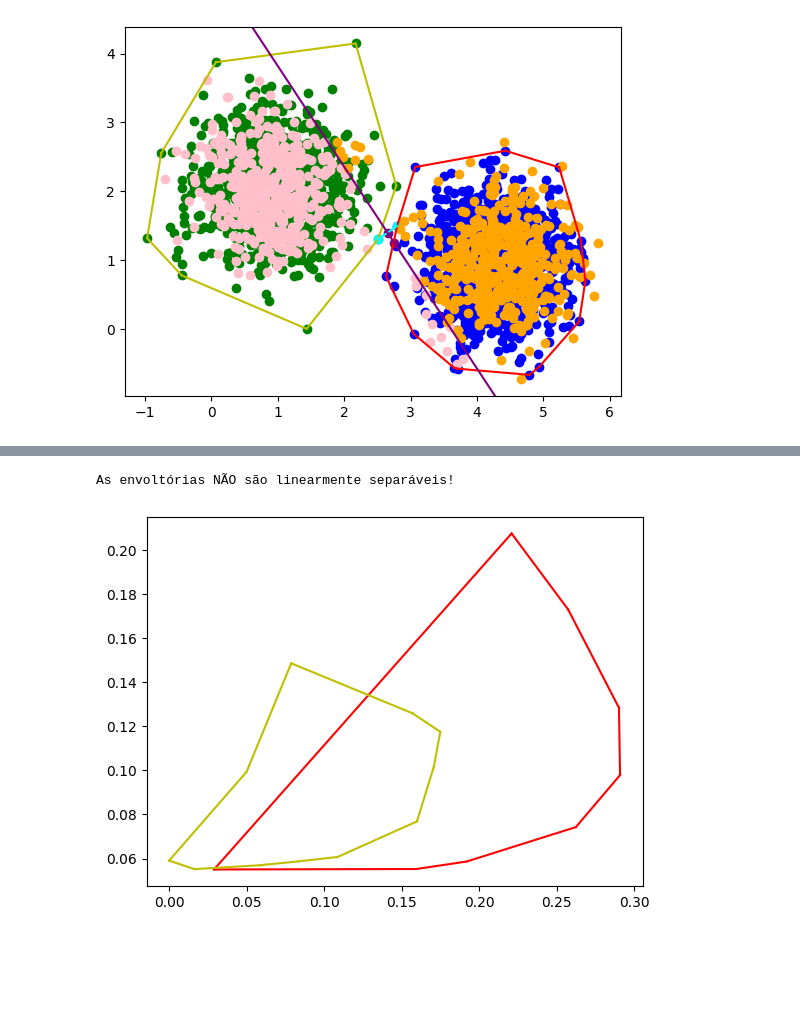
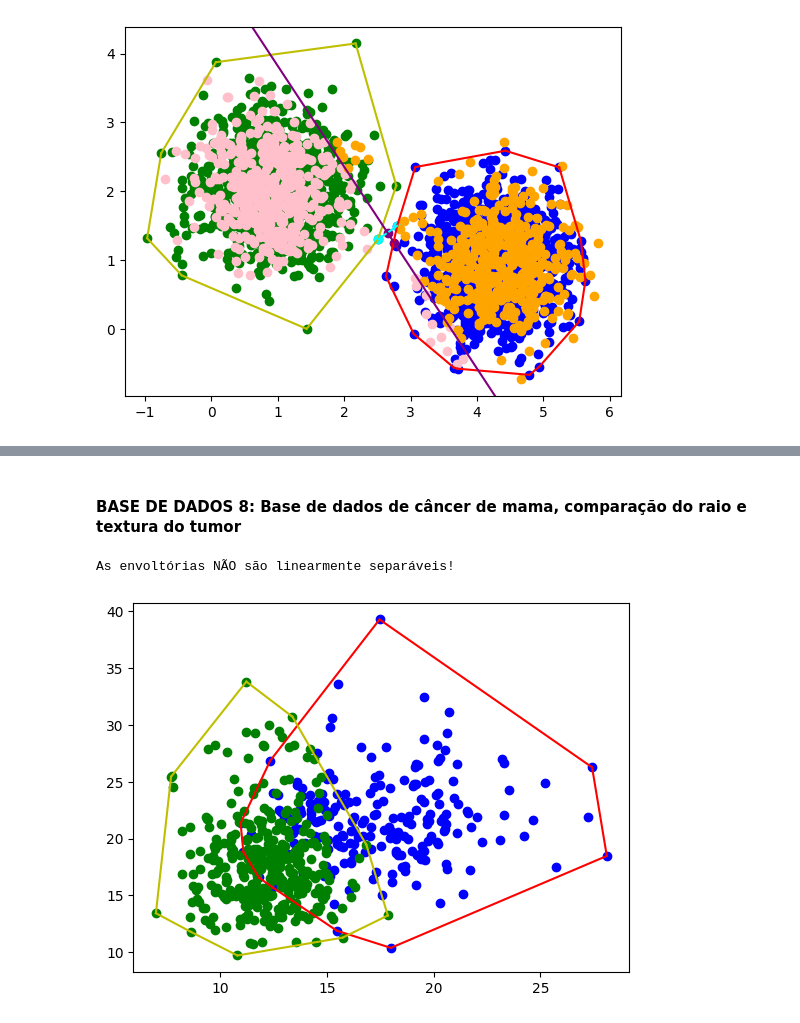
Before and after one commit to Chbmleao/Algorithms2-TP1, a Jupyter notebook: tp1.ipynb, the cells around one changed output, grey strips where cells are left out. Drawn from its saved outputs; the diff is of its cells as text; code cells hidden in the pictures; blank space fills up the shorter version.

```diff
--- a/tp1.ipynb
+++ b/tp1.ipynb
@@ -1225,26 +1265,28 @@ print(linearlySeparableFeatures)
+# %% [markdown]
+#### BASE DE DADOS 8: Base de dados de câncer de mama, comparação do raio e textura do tumor
 # %%
 from sklearn.datasets import load_breast_cancer
 breastCancer = load_breast_cancer()
 
 cancerData = breastCancer.data
 cancerTarget = np.array(breastCancer.target)
 
-columnsOfInterest = [27, 29] # alcohol, color intensity
+columnsOfInterest = [0, 1] # mean radius, mean texture
 cancerDataOfInterest = cancerData[:, columnsOfInterest]
 
 malignantData = cancerDataOfInterest[np.where(cancerTarget == 0)]
 benignData = cancerDataOfInterest[np.where(cancerTarget == 1)]
 
 malignantPoints = datasetToPoints(malignantData)
 benignPoints = datasetToPoints(benignData)
 
 malignantHull = giftWrapping(malignantPoints)
 benignHull = giftWrapping(benignPoints)
 
 printAux = '' if isLinearlySeparable(malignantHull, benignHull) else 'NÃO '
 print('As envoltórias ' + printAux + 'são linearmente separáveis!')
 
-scatterPlots(([], malignantHull), ([], benignHull))
+scatterPlots((malignantPoints, malignantHull), (benignPoints, benignHull))
 # %% [output]
 As envoltórias NÃO são linearmente separáveis!
-[figure, old version]
+[figure, new version]
```
Also changed, not shown: parts of 8 cells of this notebook.
